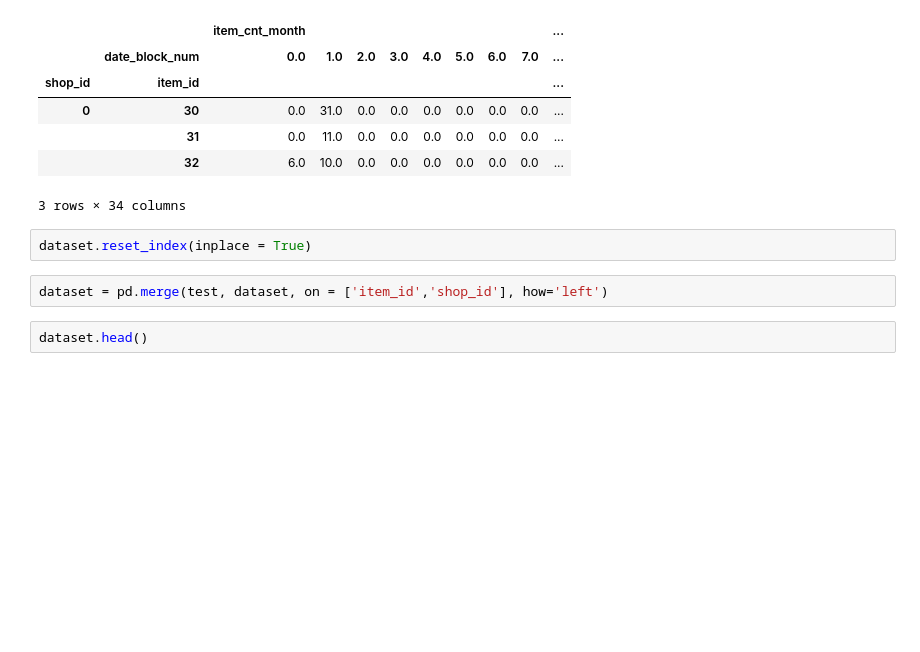
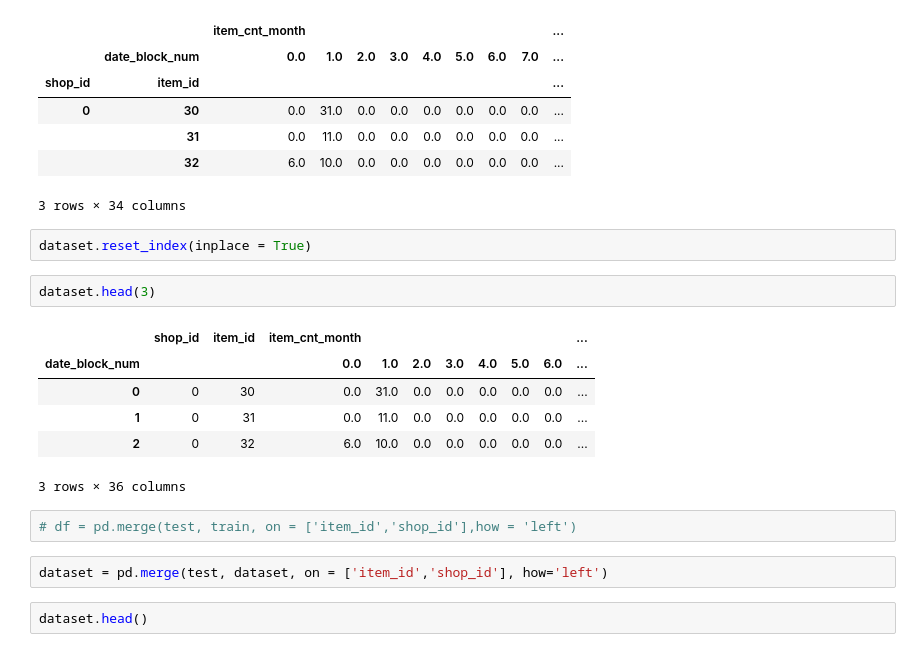
Before and after one commit to the-chiefdom/Predict_Future_Sales, a Jupyter notebook: 04.ipynb, the cells around one changed output. Saved outputs shown, nothing was run; the diff lists cells and outputs as text; blank space fills up the shorter version.

```diff
--- a/04.ipynb
+++ b/04.ipynb
@@ -40,6 +38,17 @@ dataset.head(3)
 3 rows × 34 columns
 # %%
 dataset.reset_index(inplace = True)
+# %%
+dataset.head(3)
+# %% [output]
+|  | shop_id | item_id | item_cnt_month |  |  |  |  |  |  | ... |
+| date_block_num |  |  | 0.0 | 1.0 | 2.0 | 3.0 | 4.0 | 5.0 | 6.0 | ... |
+| 0 | 0 | 30 | 0.0 | 31.0 | 0.0 | 0.0 | 0.0 | 0.0 | 0.0 | ... |
+| 1 | 0 | 31 | 0.0 | 11.0 | 0.0 | 0.0 | 0.0 | 0.0 | 0.0 | ... |
+| 2 | 0 | 32 | 6.0 | 10.0 | 0.0 | 0.0 | 0.0 | 0.0 | 0.0 | ... |
+3 rows × 36 columns
+# %%
+# df = pd.merge(test, train, on = ['item_id','shop_id'],how = 'left')
 # %%
 dataset = pd.merge(test, dataset, on = ['item_id','shop_id'], how='left')
 # %%
```
Also changed, not shown: parts of 5 cells of this notebook.
